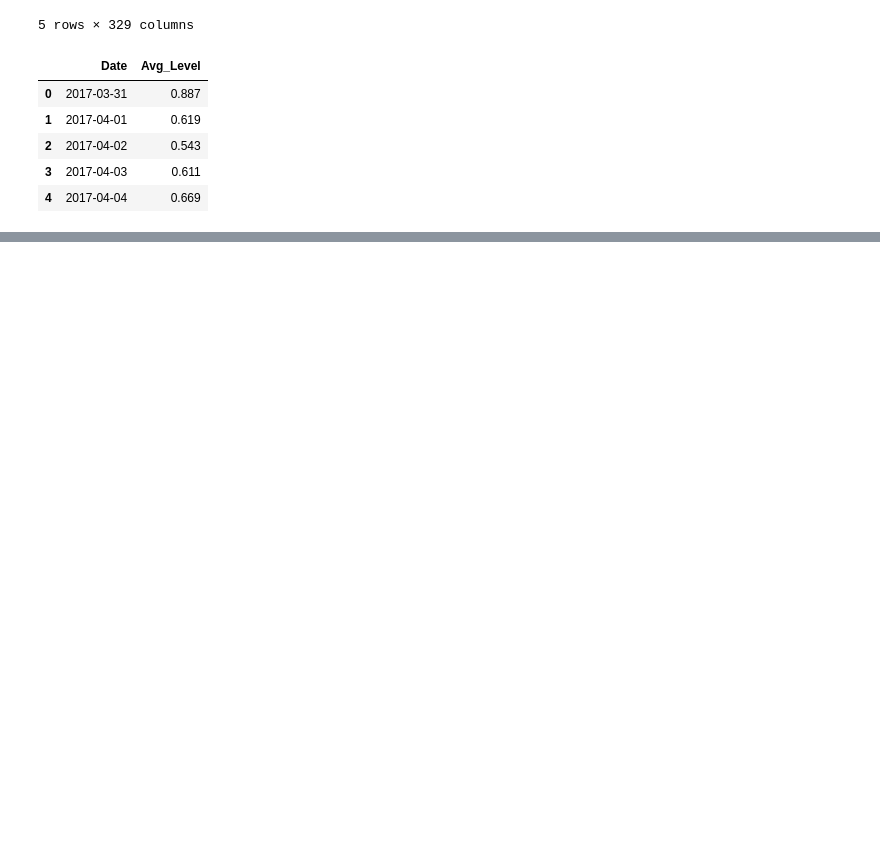
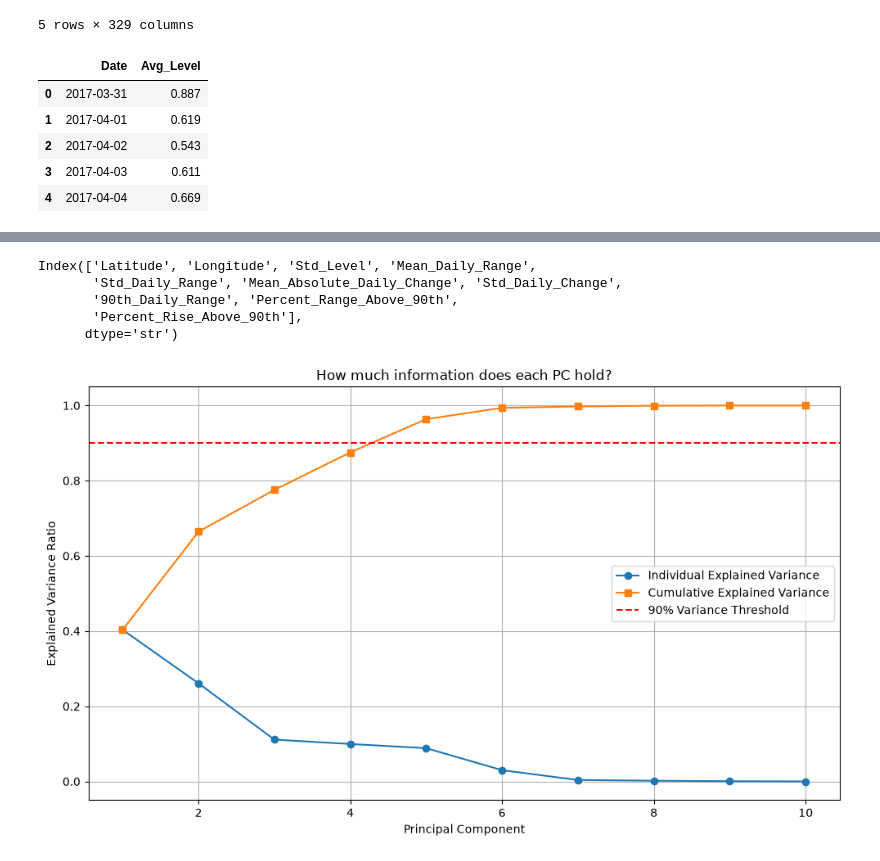
Before and after one commit to Emma-Deyell/MLP-PROJ, a Jupyter notebook: project_gabi.ipynb, the cells around one changed output, grey strips where cells are left out. Cells and saved outputs as stored; diff of their text form; code cells hidden in the pictures; blank space fills up the shorter version.

Commit message:
clustering and PCA things

```diff
--- a/project_gabi.ipynb
+++ b/project_gabi.ipynb
@@ -130,0 +144,43 @@ sns.pairplot(df_visualise)
+# %%
+from sklearn.preprocessing import StandardScaler
+# Initialize Scaler
+scaler = StandardScaler()
+
+feature_cols = df_visualise.select_dtypes(include=[np.number]).columns
+print(feature_cols)
+# Fit and transform
+df_scaled = scaler.fit_transform(df_visualise)
+df_scaled_df = pd.DataFrame(df_scaled, columns=feature_cols, index=df_visualise.index)
+# %% [output]
+Index(['Latitude', 'Longitude', 'Std_Level', 'Mean_Daily_Range',
+       'Std_Daily_Range', 'Mean_Absolute_Daily_Change', 'Std_Daily_Change',
+       '90th_Daily_Range', 'Percent_Range_Above_90th',
+       'Percent_Rise_Above_90th'],
+      dtype='str')
+# %%
+from sklearn.decomposition import PCA
+from sklearn.cluster import KMeans
+from sklearn.metrics import silhouette_score
+
+# Initialize PCA
+pca = PCA()
+pca_result = pca.fit_transform(df_scaled)
+
+# Explained Variance Ratio
+explained_var = pca.explained_variance_ratio_
+cumulative_var = np.cumsum(explained_var)
+
+# Plot Explained Variance
+plt.figure(figsize=(10, 6))
+plt.plot(range(1, len(explained_var) + 1), explained_var, marker='o', label='Individual Explained Variance')
+plt.plot(range(1, len(cumulative_var) + 1), cumulative_var, marker='s', label='Cumulative Explained Variance')
+plt.axhline(y=0.90, color='r', linestyle='--', label='90% Variance Threshold')
+plt.xlabel('Principal Component')
+plt.ylabel('Explained Variance Ratio')
+plt.title('How much information does each PC hold?')
+plt.legend()
+plt.grid(True)
+plt.tight_layout()
+plt.show()
+# %% [output]
+[figure, added]
```
Also changed, not shown: parts of 11 cells of this notebook.
